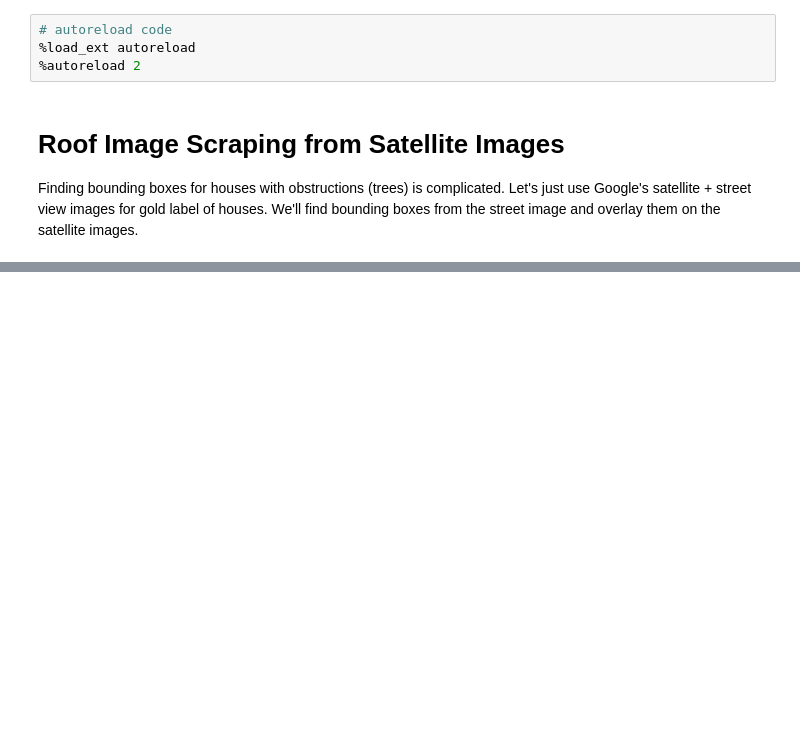
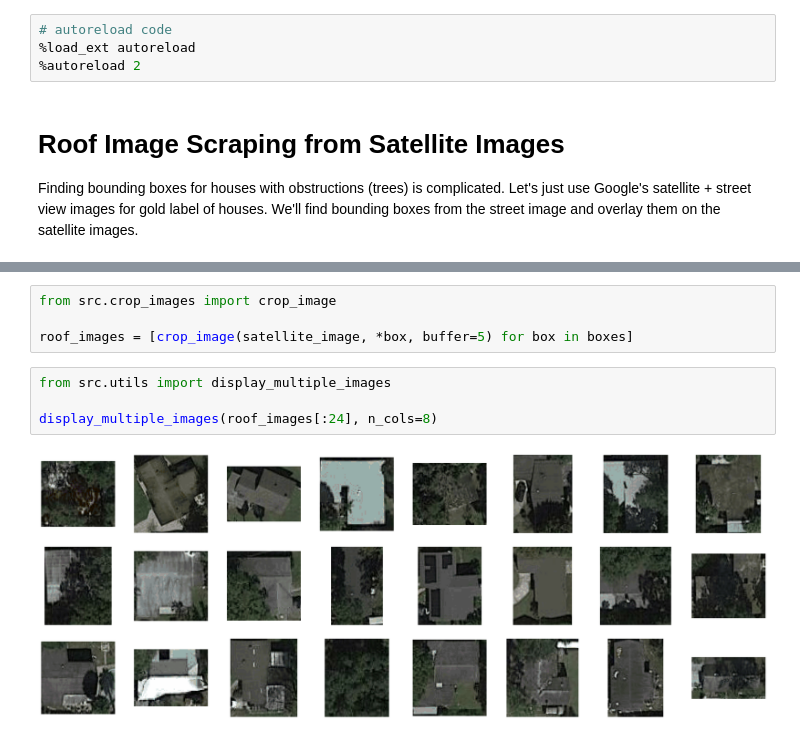
Before and after one commit to RichardChiang/EstateVision, a Jupyter notebook: notebooks/roof_image_scraping.ipynb, the cells around one changed output, grey strips where cells are left out. Drawn from its saved outputs; the diff is of its cells as text; blank space fills up the shorter version.

Commit message:
adds image cropping

```diff
--- a/notebooks/roof_image_scraping.ipynb
+++ b/notebooks/roof_image_scraping.ipynb
@@ -31,0 +32,10 @@ display_bounding_boxes(satellite_image, boxes)
+# %%
+from src.crop_images import crop_image
+
+roof_images = [crop_image(satellite_image, *box, buffer=5) for box in boxes]
+# %%
+from src.utils import display_multiple_images
+
+display_multiple_images(roof_images[:24], n_cols=8)
+# %% [output]
+[figure, added]
```
Also changed, not shown: parts of 1 cell of this notebook, 3 other files.
